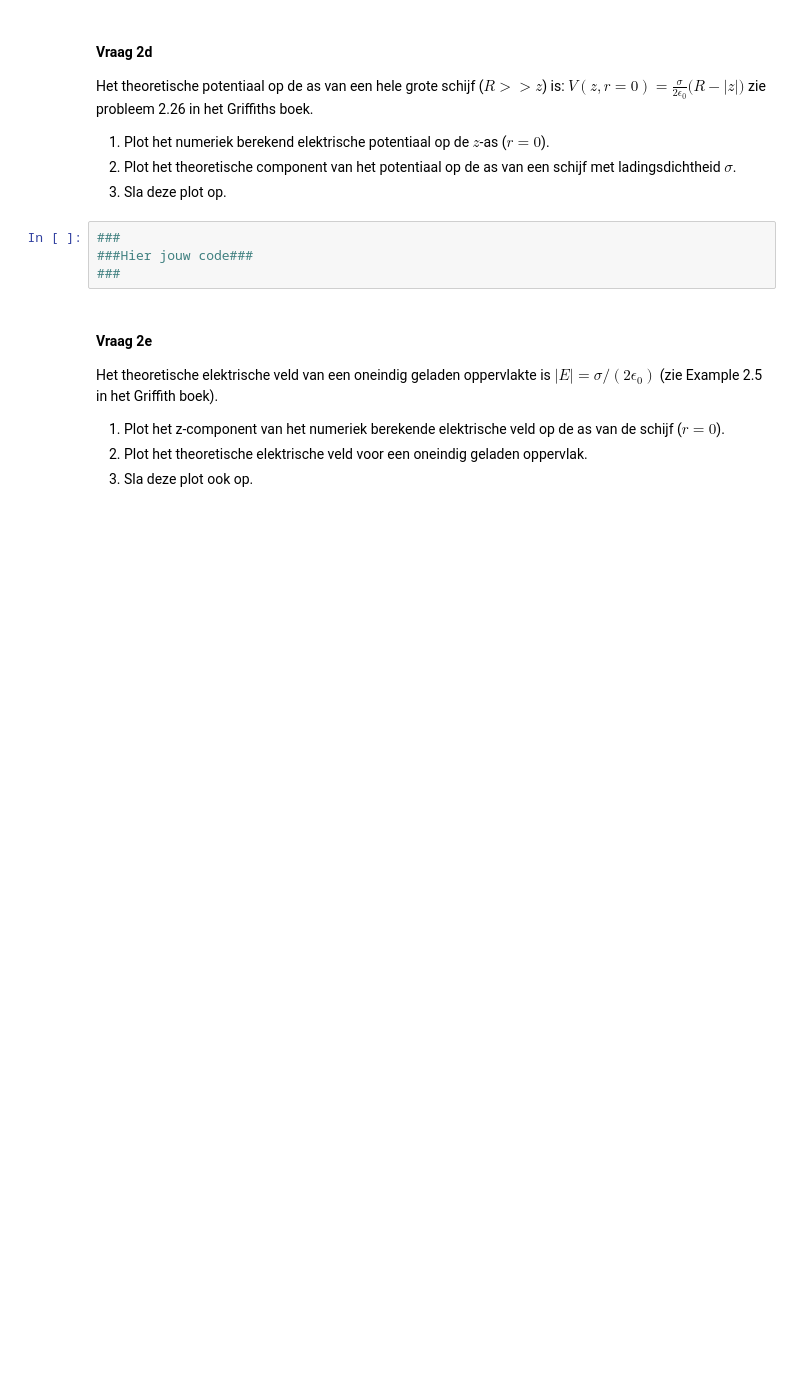
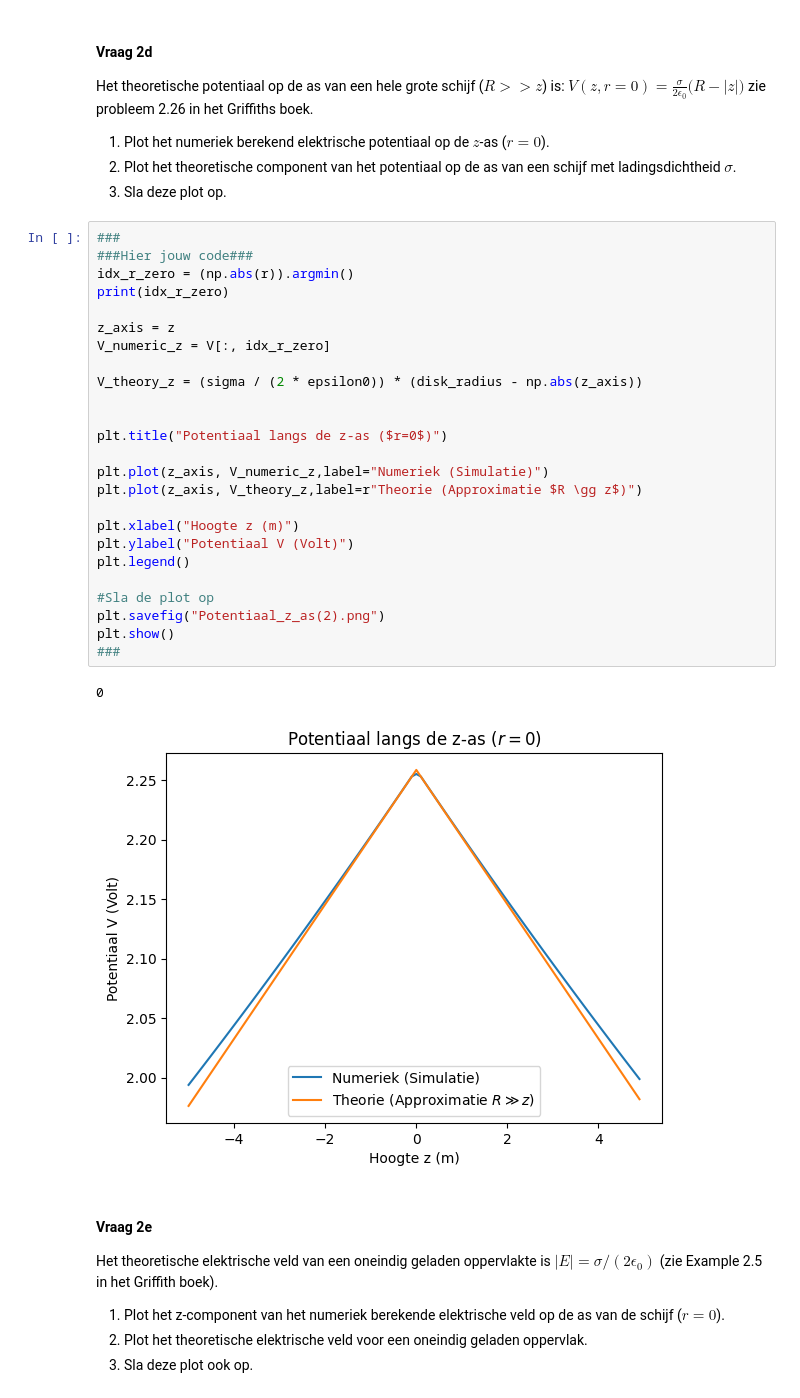
Before and after one commit to BobVill/opdrachten-DEF-D, a Jupyter notebook: DigitaleOntwerpopdrachten/1CondensatorOpdracht/CondensatorOntwerpopdracht.ipynb, the cells around one changed output. Cells and saved outputs as stored; diff of their text form; blank space fills up the shorter version.

```diff
--- a/DigitaleOntwerpopdrachten/1CondensatorOpdracht/CondensatorOntwerpopdracht.ipynb
+++ b/DigitaleOntwerpopdrachten/1CondensatorOpdracht/CondensatorOntwerpopdracht.ipynb
@@ -246,7 +246,31 @@ zie probleem 2.26 in het Griffiths boek.
 # %%
 ###
 ###Hier jouw code###
+idx_r_zero = (np.abs(r)).argmin()
+print(idx_r_zero)
+
+z_axis = z
+V_numeric_z = V[:, idx_r_zero]
+
+V_theory_z = (sigma / (2 * epsilon0)) * (disk_radius - np.abs(z_axis))
+
+
+plt.title("Potentiaal langs de z-as ($r=0$)")
+
+plt.plot(z_axis, V_numeric_z,label="Numeriek (Simulatie)")
+plt.plot(z_axis, V_theory_z,label=r"Theorie (Approximatie $R \gg z$)")
+
+plt.xlabel("Hoogte z (m)")
+plt.ylabel("Potentiaal V (Volt)")
+plt.legend()
+
+#Sla de plot op
+plt.savefig("Potentiaal_z_as(2).png")
+plt.show()
 ###
+# %% [output]
+0
+[figure, added]
 # %% [markdown]
 #### Vraag 2e
 
```
Also changed, not shown: parts of 11 cells of this notebook, 4 other files.
